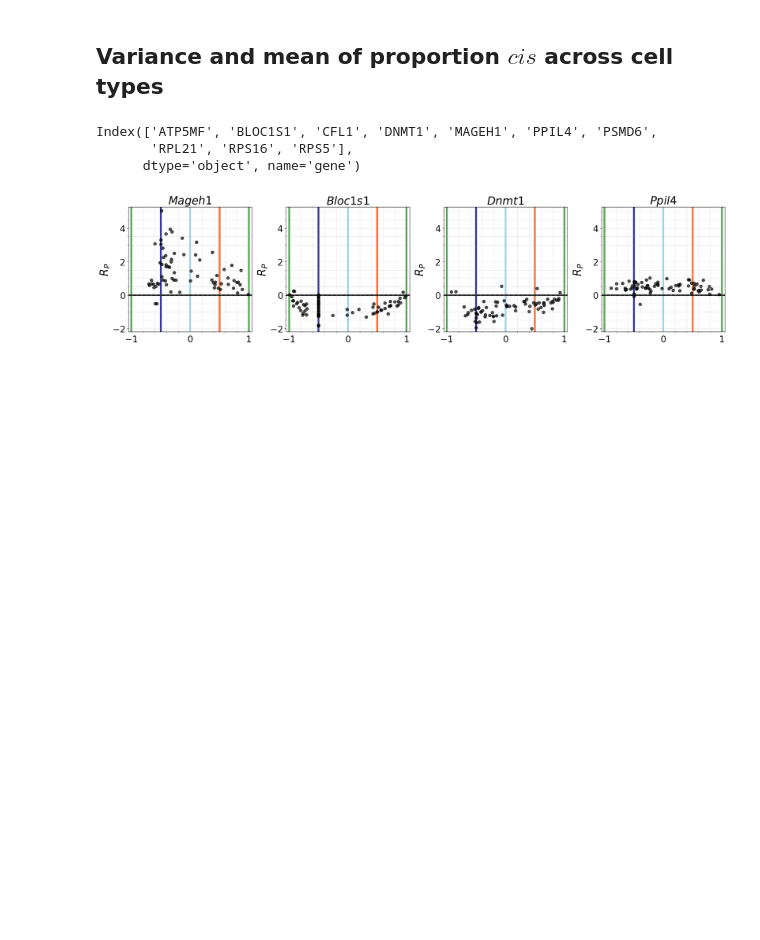
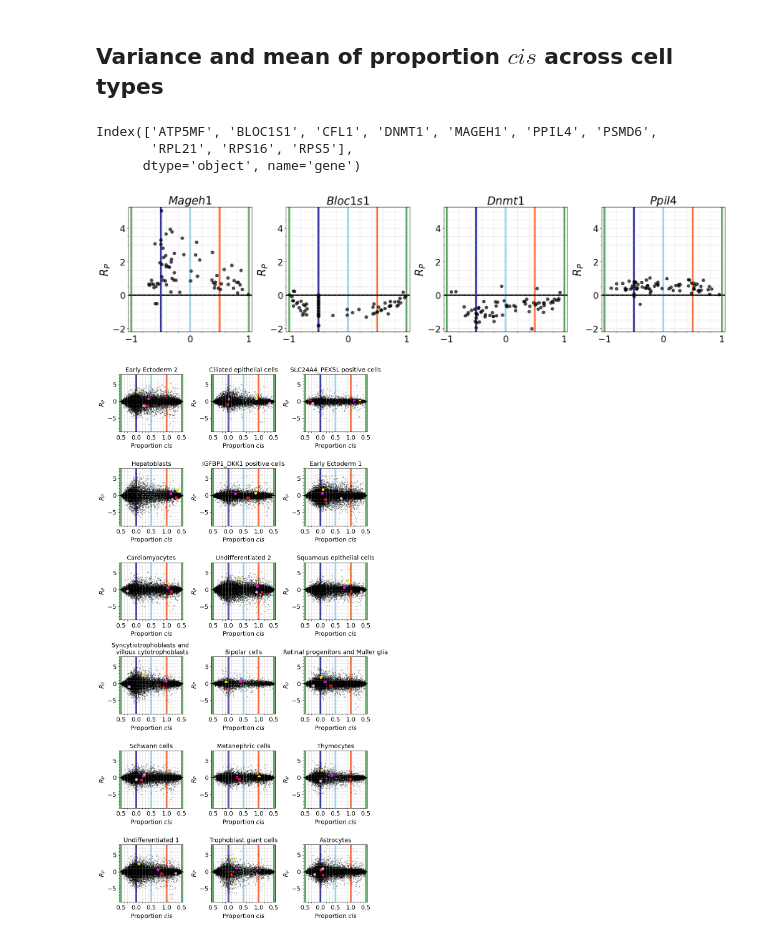
Before and after one commit to pachterlab/HCP_2024, a Jupyter notebook: analysis/analysis_Barr_GC.ipynb, the cells around one changed output. Saved outputs shown, nothing was run; the diff lists cells and outputs as text; code cells hidden in the pictures; blank space fills up the shorter version.

```diff
--- a/analysis/analysis_Barr_GC.ipynb
+++ b/analysis/analysis_Barr_GC.ipynb
@@ -196,64 +196,70 @@ gene_colors = ['gold','plum','red','magenta']
 # %%
 cell_types = df['cell.type'].unique()
 
 n = 1
 
-fig,ax = plt.subplots(6,3,figsize = (3*3,6*3) )
-alpha = 0.3
-s = 2.0
-axis_fs = 14
-title_fs = 14
-label_fs = 14
-for i,ct in enumerate(cell_types[:18]):
 
-  ind1 = i%6
-  ind2 = int( np.floor(i/6))
+for i in range(4):
 
-  df_gene = df[df['cell.type'].isin([ct])]
-  P = df_gene['P'].values.flatten()
-  H = df_gene['H'].values.flatten()
+  fig,ax = plt.subplots(6,3,figsize = (3*3,6*3) )
+  alpha = 0.3
+  s = 2.0
+  axis_fs = 14
+  title_fs = 14
+  label_fs = 14
+  for i,ct in enumerate(cell_types[(i*18):(i+1)*18]):
+
+    ind1 = i%6
+    ind2 = int( np.floor(i/6))
+
+    df_gene = df[df['cell.type'].isin([ct])]
+    P = df_gene['P'].values.flatten()
+    H = df_gene['H'].values.flatten()
 
 
-  sub_make_plots(P,H,ax=ax[ind1,ind2],
-               axis_fs = axis_fs,title_fs = title_fs,
-               s = s, alpha = alpha, color = 'black')
+    sub_make_plots(P,H,ax=ax[ind1,ind2],
+                axis_fs = axis_fs,title_fs = title_fs,
+                s = s, alpha = alpha, color = 'black')
 
 
-    # add genes
+      # add genes
 
-  for g,gene in enumerate(['MAGEH1','BLOC1S1','DNMT1','PPIL4']):
-      df_gene_ = df_gene[df_gene['gene'].isin([gene])]
-      P = df_gene_['P'].values.flatten()
-      H = df_gene_['H'].values.flatten()
+    for g,gene in enumerate(['MAGEH1','BLOC1S1','DNMT1','PPIL4']):
+        df_gene_ = df_gene[df_gene['gene'].isin([gene])]
+        P = df_gene_['P'].values.flatten()
+        H = df_gene_['H'].values.flatten()
 
 
-      sub_make_plots(P,H,ax=ax[ind1,ind2],
-                   axis_fs = axis_fs,title_fs = title_fs,
-                   s = 30, alpha = 1.0, color = gene_colors[g],)
+        sub_make_plots(P,H,ax=ax[ind1,ind2],
+                    axis_fs = axis_fs,title_fs = title_fs,
+                    s = 30, alpha = 1.0, color = gene_colors[g],)
 
-  ax[ind1,ind2].set_ylabel('$R_P$',fontsize=axis_fs)
-  ax[ind1,ind2].set_xlabel('Proportion $cis$',fontsize=axis_fs)
-  if ct == 'Syncytiotrophoblasts and villous cytotrophoblasts':
-        ct = 'Syncytiotrophoblasts and \n villous cytotrophoblasts'
-  ax[ind1,ind2].set_title(f'{ct}',fontsize=title_fs)
+    ax[ind1,ind2].set_ylabel('$R_P$',fontsize=axis_fs)
+    ax[ind1,ind2].set_xlabel('Proportion $cis$',fontsize=axis_fs)
+    if ct == 'Syncytiotrophoblasts and villous cytotrophoblasts':
+          ct = 'Syncytiotrophoblasts and \n villous cytotrophoblasts'
+    ax[ind1,ind2].set_title(f'{ct}',fontsize=title_fs)
 
-  ax[ind1,ind2].set_ylim(-9.0,8.0)
-  ax[ind1,ind2].set_xlim(-1.05,1.05)
-  ax[ind1,ind2].tick_params(which='both',labelsize=label_fs)
+    ax[ind1,ind2].set_ylim(-9.0,8.0)
+    ax[ind1,ind2].set_xlim(-1.05,1.05)
+    ax[ind1,ind2].tick_params(which='both',labelsize=label_fs)
 
-  ax[ind1,ind2].axvline(0.5, color='orangered', linewidth=axis_width, alpha=line_alpha,zorder=0)
-  ax[ind1,ind2].axvline(-0.5, color='darkblue', linewidth=axis_width, alpha=line_alpha,zorder=0)
-  ax[ind1,ind2].axvline(0.0, color='skyblue', linewidth=axis_width, alpha=line_alpha,zorder=0)
-  ax[ind1,ind2].axvline(-1, color='forestgreen', linewidth=axis_width, alpha=line_alpha,zorder=0)
-  ax[ind1,ind2].axvline(1, color='forestgreen', linewidth=axis_width, alpha=line_alpha,zorder=0)
-  ax[ind1,ind2].axhline(0, color='gray', linewidth=axis_width, alpha = line_alpha,zorder=0)
-  ax[ind1,ind2].axhline(0, color='black', linewidth=2, alpha=0.7, linestyle='-')
+    ax[ind1,ind2].axvline(0.5, color='orangered', linewidth=axis_width, alpha=line_alpha,zorder=0)
+    ax[ind1,ind2].axvline(-0.5, color='darkblue', linewidth=axis_width, alpha=line_alpha,zorder=0)
+    ax[ind1,ind2].axvline(0.0, color='skyblue', linewidth=axis_width, alpha=line_alpha,zorder=0)
+    ax[ind1,ind2].axvline(-1, color='forestgreen', linewidth=axis_width, alpha=line_alpha,zorder=0)
+    ax[ind1,ind2].axvline(1, color='forestgreen', linewidth=axis_width, alpha=line_alpha,zorder=0)
+    ax[ind1,ind2].axhline(0, color='gray', linewidth=axis_width, alpha = line_alpha,zorder=0)
+    ax[ind1,ind2].axhline(0, color='black', linewidth=2, alpha=0.7, linestyle='-')
 
-  ax[ind1,ind2].tick_params(axis='both', labelsize=label_fs)
-  ax[ind1,ind2].tick_params(bottom=False)
-  ax[ind1,ind2].grid(which='both', alpha=0.5, linewidth=0.5)
-  ax[ind1,ind2].minorticks_on()
-  ax[ind1,ind2].set_xticks( [-1,-0.5,0.0,0.5,1.0], labels = [0.5,0.0,0.5,1.0,0.5])
+    ax[ind1,ind2].tick_params(axis='both', labelsize=label_fs)
+    ax[ind1,ind2].tick_params(bottom=False)
+    ax[ind1,ind2].grid(which='both', alpha=0.5, linewidth=0.5)
+    ax[ind1,ind2].minorticks_on()
+    ax[ind1,ind2].set_xticks( [-1,-0.5,0.0,0.5,1.0], labels = [0.5,0.0,0.5,1.0,0.5])
 
-plt.tight_layout()
-plt.savefig(f'./figs/barr_celltypes_{n}.png',dpi=400,bbox_inches='tight')
+  plt.tight_layout()
+  # plt.savefig(f'./figs/barr_celltypes_{n}.png',dpi=400,bbox_inches='tight')
+  n += 1
+# %% [output]
+[figure, added]
```
Also changed, not shown: parts of 1 cell of this notebook.
